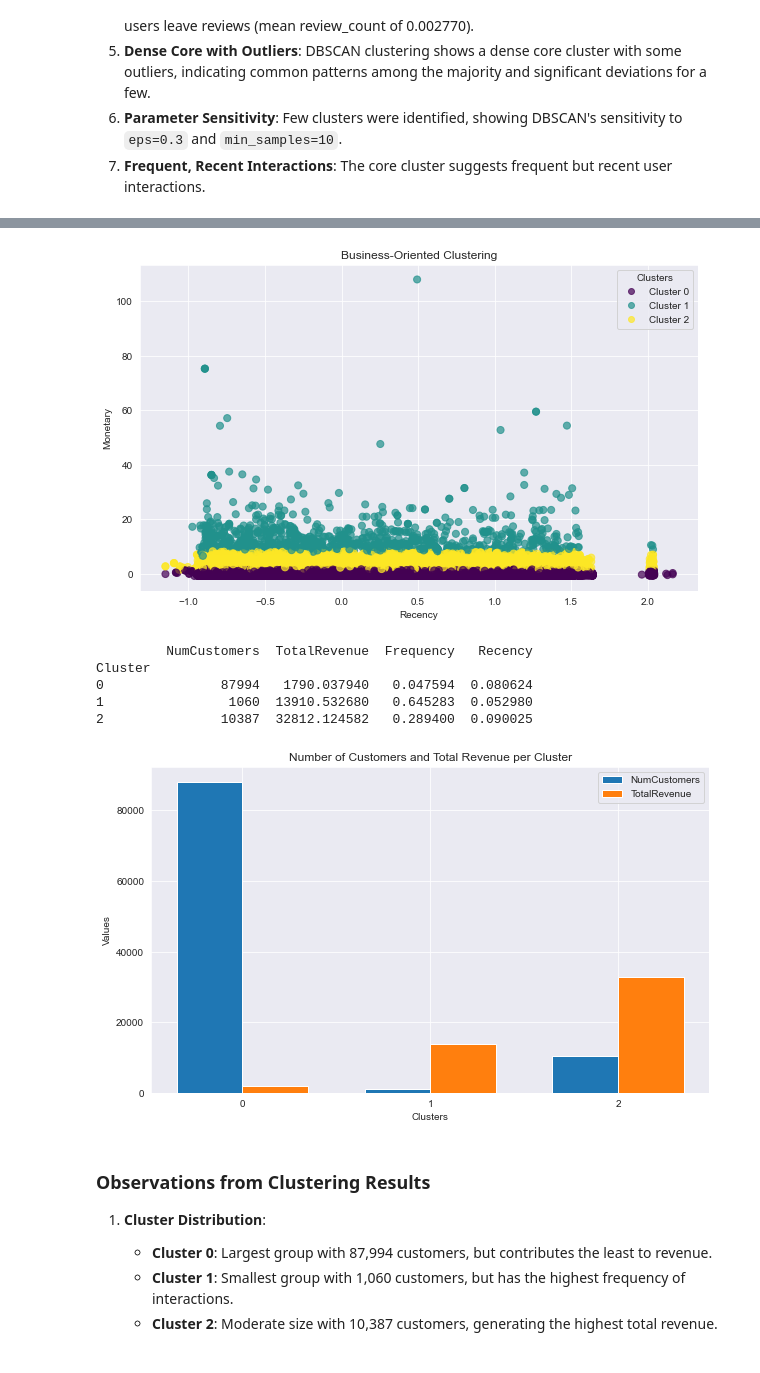
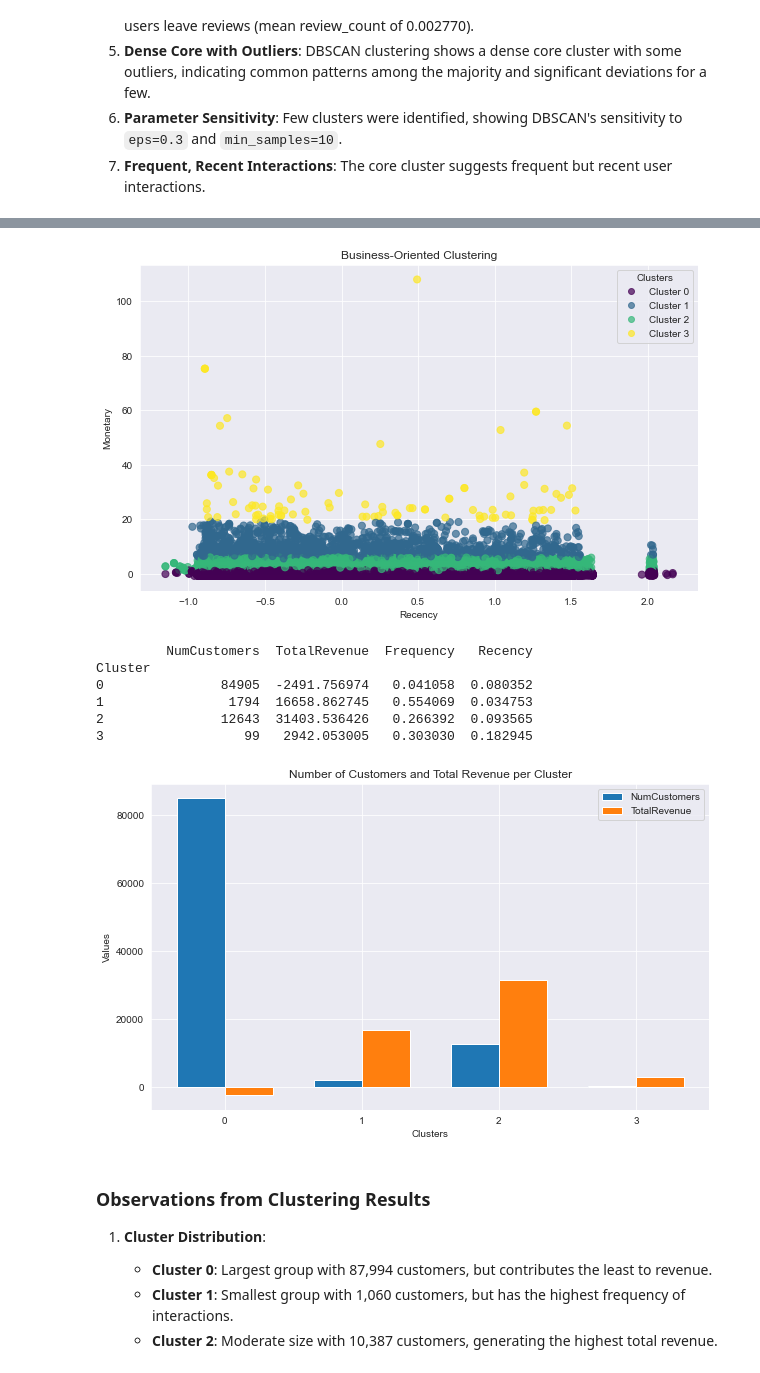
Before and after one commit to preudh/OC_IA_P5_Segment_e_commerce_site_customers, a Jupyter notebook: notebooks/Preudhomme_Patrice_3_notebook_essais_082024.ipynb, the cells around one changed output, grey strips where cells are left out. Drawn from its saved outputs; the diff is of its cells as text; code cells hidden in the pictures.

```diff
--- a/notebooks/Preudhomme_Patrice_3_notebook_essais_082024.ipynb
+++ b/notebooks/Preudhomme_Patrice_3_notebook_essais_082024.ipynb
@@ -1057,47 +947,48 @@ if missing_columns:
     raise ValueError(f"Missing columns in the dataset: {missing_columns}")
 
 # Define RFM features based on business logic
-df_final_kmeans['RFMScore'] = df_final_kmeans['Recency'] * 0.15 + df_final_kmeans['Frequency'] * 0.28 + df_final_kmeans['Monetary'] * 0.57
+df_final_kmeans['RFMScore'] = df_final_kmeans['Recency'] * 0.15 + df_final_kmeans['Frequency'] * 0.35 + df_final_kmeans['Monetary'] * 0.50
 
 # Select relevant features for clustering
 features = ['Recency', 'Frequency', 'Monetary', 'RFMScore']
 X = df_final_kmeans[features]
 
 # Apply K-Means clustering
-kmeans = KMeans(n_clusters=3, random_state=42)
+kmeans = KMeans(n_clusters=4, random_state=42)
 df_final_kmeans['Cluster'] = kmeans.fit_predict(X)
 
 # Save the DataFrame with the 'Cluster' column to a new CSV file
 output_path = os.path.join(db_path, 'df_final_kmeans_with_clusters.csv')
 df_final_kmeans.to_csv(output_path, index=False)
 
 # Analyze and visualize clusters
 plt.figure(figsize=(10, 6))
 scatter = plt.scatter(df_final_kmeans['Recency'], df_final_kmeans['Monetary'], c=df_final_kmeans['Cluster'], cmap='viridis', s=50, alpha=0.7)
 plt.title('Business-Oriented Clustering')
 plt.xlabel('Recency')
 plt.ylabel('Monetary')
 # Create a legend
 handles, labels = scatter.legend_elements()
 legend_labels = [f'Cluster {i}' for i in range(len(handles))]
 plt.legend(handles, legend_labels, title="Clusters")
 plt.show()
 
 # Validate clusters with business metrics
 cluster_summary = df_final_kmeans.groupby('Cluster').agg({
     'customer_unique_id': 'count',
     'Monetary': 'sum',
     'Frequency': 'mean',
     'Recency': 'mean'
 }).rename(columns={'customer_unique_id': 'NumCustomers', 'Monetary': 'TotalRevenue'})
 print(cluster_summary)
 # %% [output]
-[figure, old version]
+[figure, new version]
          NumCustomers  TotalRevenue  Frequency   Recency
 Cluster
-0               87994   1790.037940   0.047594  0.080624
-1                1060  13910.532680   0.645283  0.052980
-2               10387  32812.124582   0.289400  0.090025
+0               84905  -2491.756974   0.041058  0.080352
+1                1794  16658.862745   0.554069  0.034753
+2               12643  31403.536426   0.266392  0.093565
+3                  99   2942.053005   0.303030  0.182945
 # %%
 import matplotlib.pyplot as plt
 import numpy as np
@@ -1134,7 +1025,7 @@ ax1.legend()
 # Show the plot
 plt.show()
 # %% [output]
-[figure, old version]
+[figure, new version]
 # %% [markdown]
 ### Observations from Clustering Results
 
```
Also changed, not shown: parts of 14 cells of this notebook, 2 other files.
